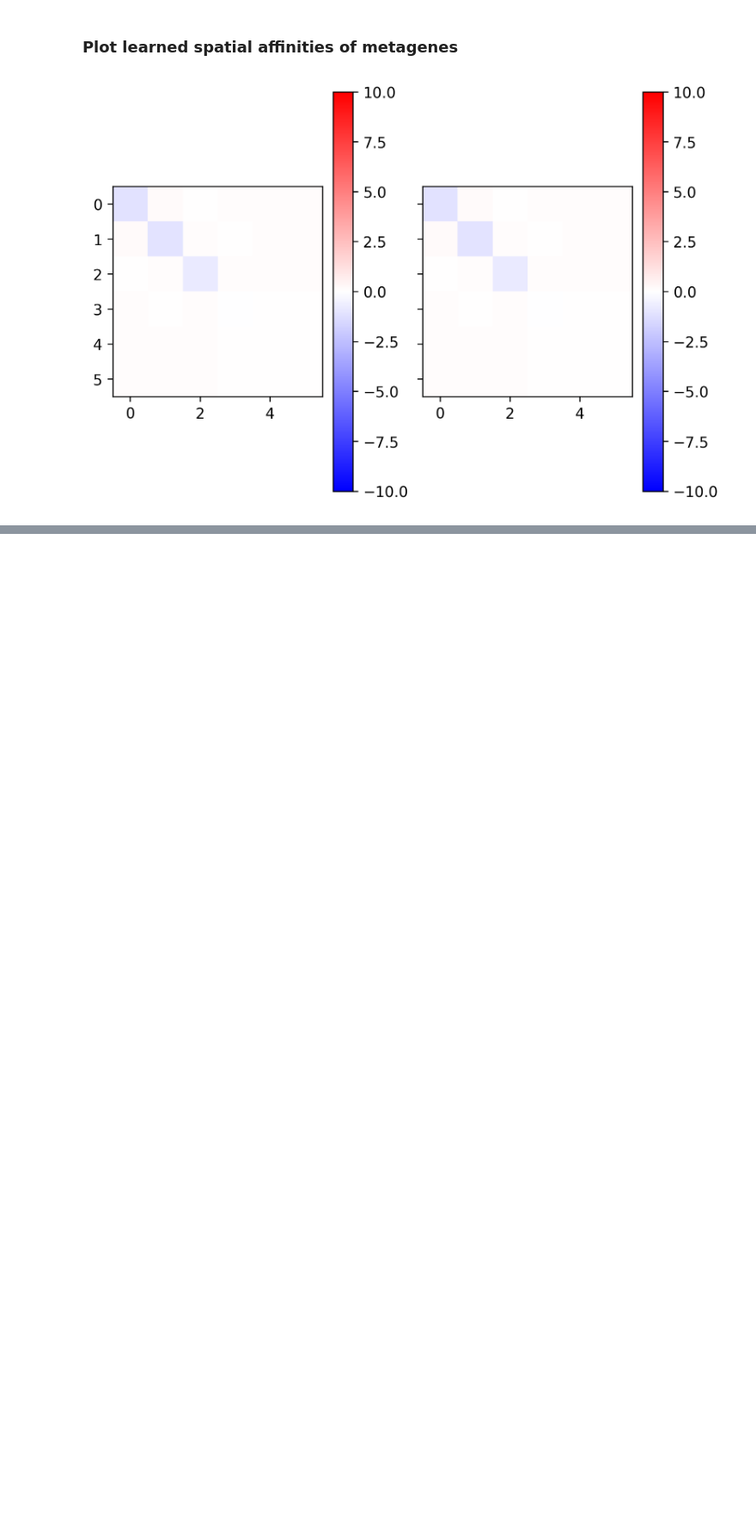
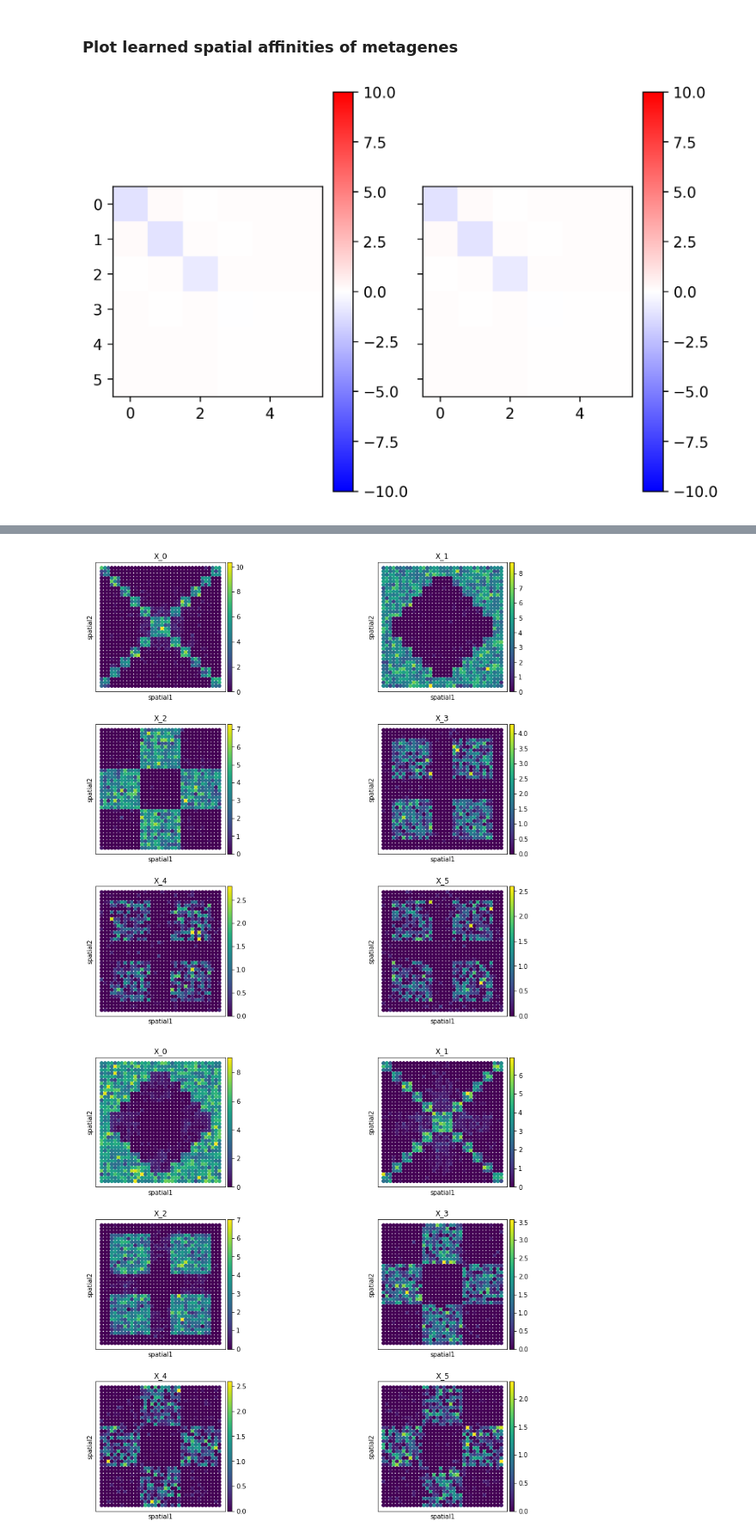
Before and after one commit to alam-shahul/popari, a Jupyter notebook: docs/source/tutorial_gallery/analysis_demo.ipynb, the cells around one changed output, grey strips where cells are left out. Shown at 86% size. Cells and saved outputs as stored; diff of their text form; code cells hidden in the pictures; blank space fills up the shorter version.

```diff
--- a/docs/source/tutorial_gallery/analysis_demo.ipynb
+++ b/docs/source/tutorial_gallery/analysis_demo.ipynb
@@ -71,0 +68,3 @@ You can create your own plotting functions using the `popari._dataset_utils._bro
+# %%
+pl.all_embeddings(demo, size=100)
+# %% [output]
@@ -71,0 +73,2 @@ You can create your own plotting functions using the `popari._dataset_utils._bro
+[figure, added]
+[figure, added]
```
Also changed, not shown: parts of 12 cells of this notebook, 2 other files.
